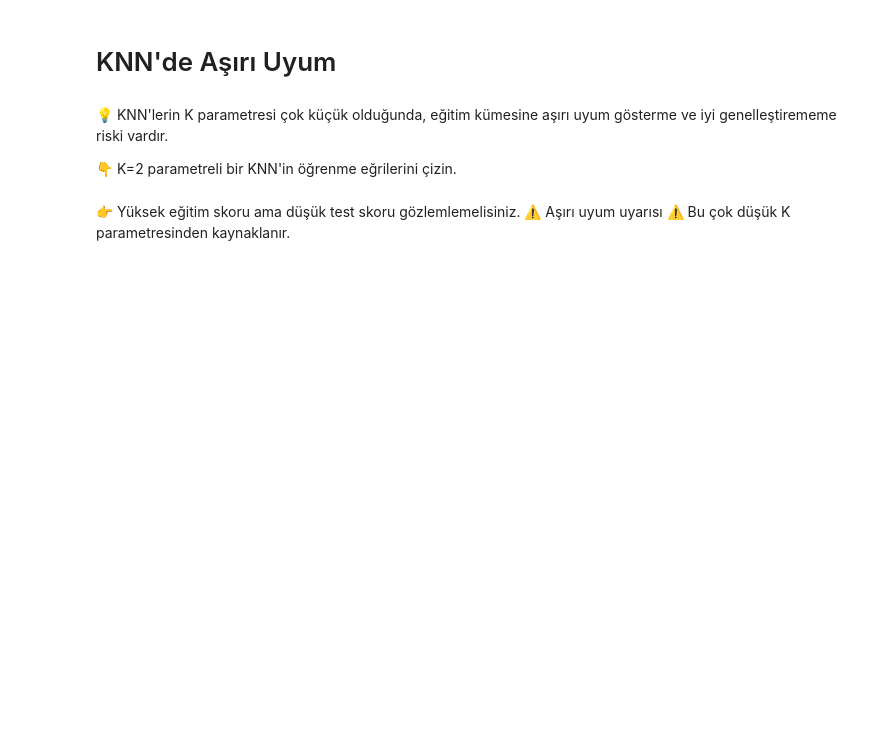
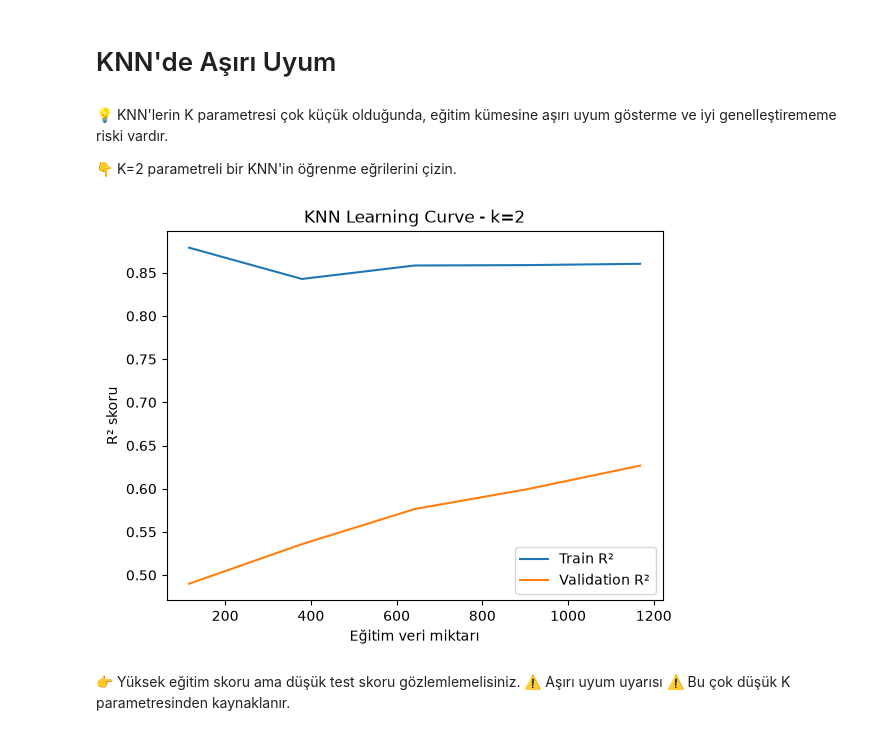
Before and after one commit to serenkayranerbas/S16D1-S-data-knn, a Jupyter notebook: KNN.ipynb, the cells around one changed output. Saved outputs shown, nothing was run; the diff lists cells and outputs as text; code cells hidden in the pictures; blank space fills up the shorter version.

```diff
--- a/KNN.ipynb
+++ b/KNN.ipynb
@@ -227,3 +225,29 @@ git push origin master
+# %%
+from sklearn.model_selection import learning_curve
+
+model = KNeighborsRegressor(n_neighbors=2)
+# %%
+train_sizes, train_scores, val_scores= learning_curve(
+    model,
+    X_rescaled,
+    y,
+    cv=5,
+    scoring='r2'
+)
+# %%
+train_mean = train_scores.mean(axis=1)
+val_mean =  val_scores.mean(axis=1)
+# %%
+plt.plot(train_sizes, train_mean, label="Train R²")
+plt.plot(train_sizes, val_mean, label="Validation R²")
+
+plt.xlabel("Eğitim veri miktarı")
+plt.ylabel("R² skoru")
+plt.title("KNN Learning Curve - k=2")
+plt.legend()
+plt.show()
+# %% [output]
+[figure, added]
 # %% [markdown]
 👉 Yüksek eğitim skoru ama düşük test skoru gözlemlemelisiniz. ⚠️ Aşırı uyum uyarısı ⚠️ Bu çok düşük K parametresinden kaynaklanır.
 # %% [markdown]
```
Also changed, not shown: parts of 9 cells of this notebook, 1 other file.
